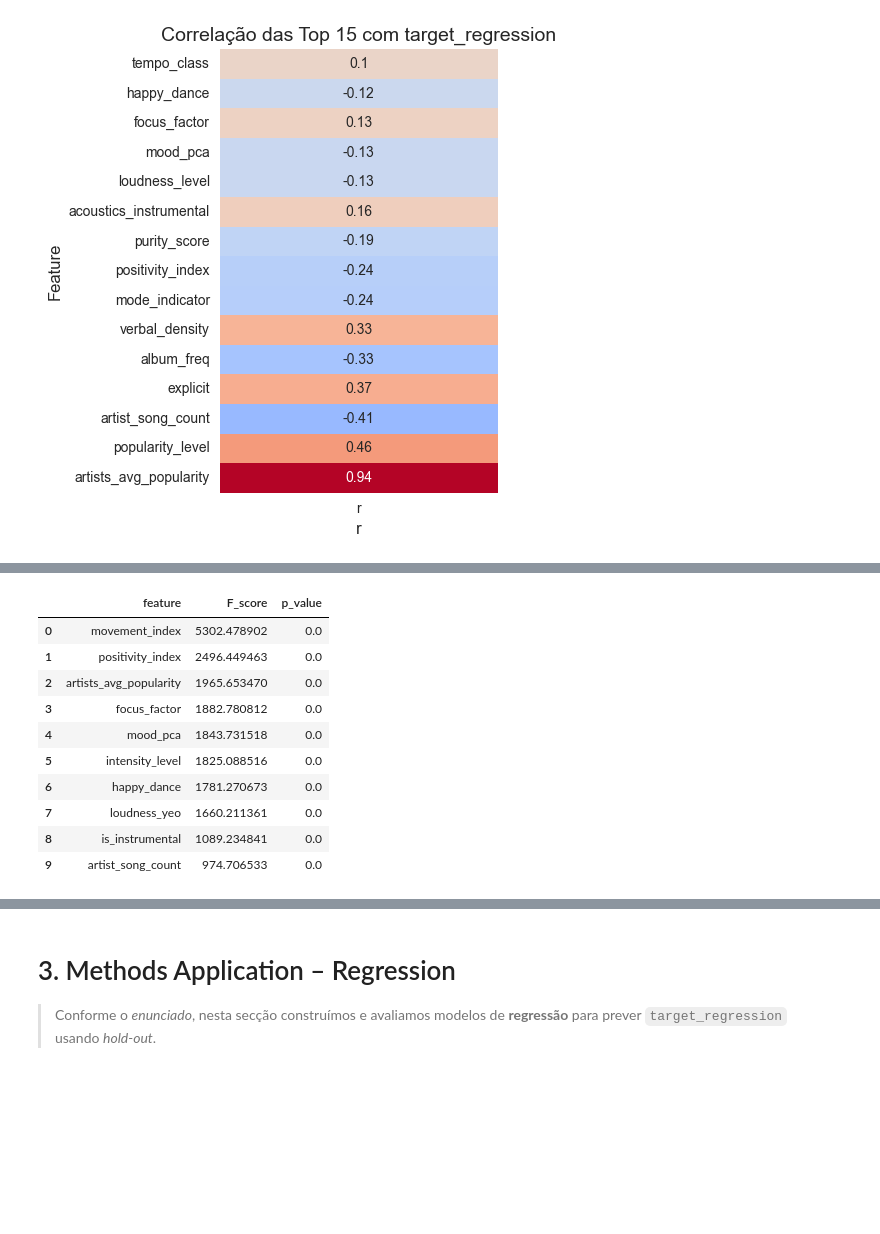
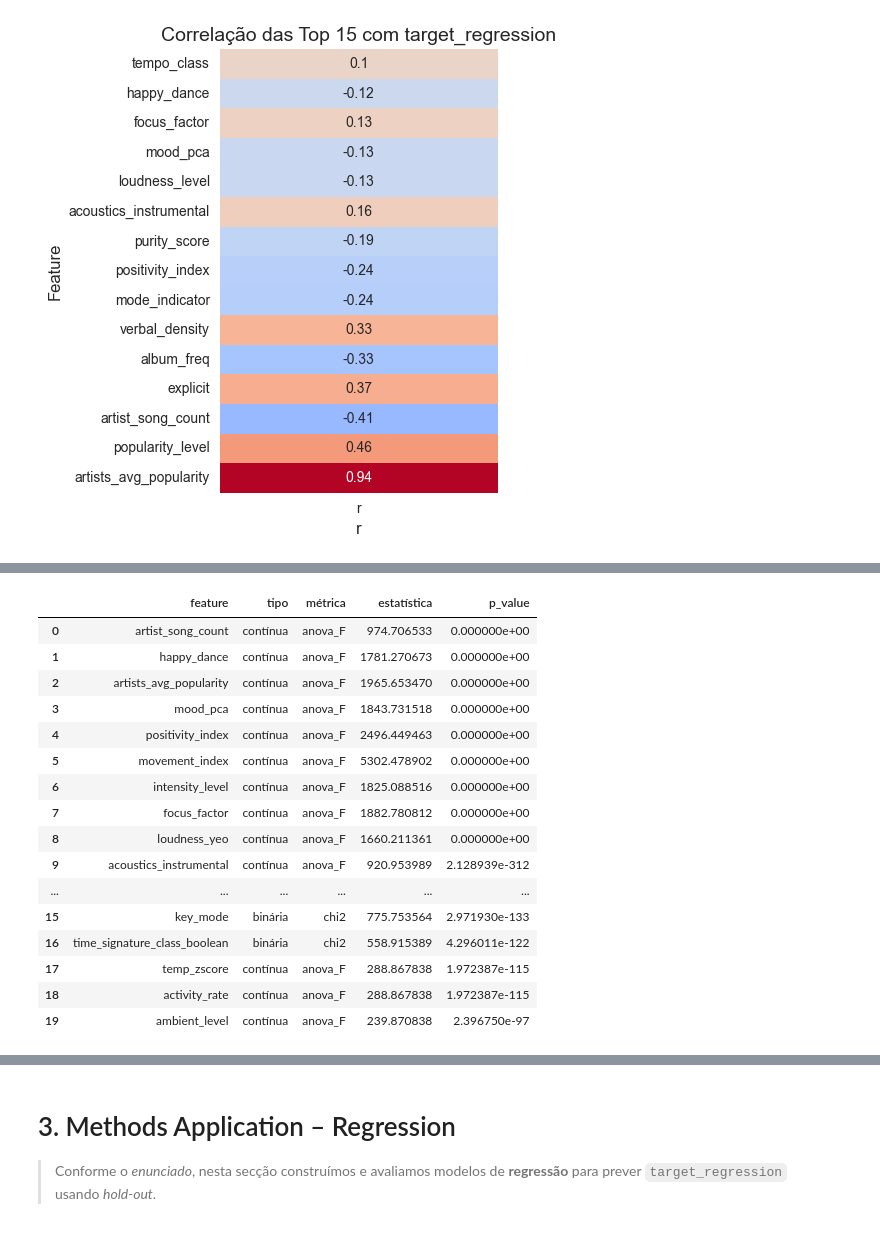
Before and after one commit to Mendoncaa/APRAU_G15, a Jupyter notebook: Projeto_1.ipynb, the cells around one changed output, grey strips where cells are left out. Saved outputs shown, nothing was run; the diff lists cells and outputs as text; code cells hidden in the pictures; blank space fills up the shorter version.

```diff
--- a/Projeto_1.ipynb
+++ b/Projeto_1.ipynb
@@ -377,8 +382,8 @@ y = df[target_regression]
 
 # Binárias (0/1)
 binary_cols = [
-    'explicit', 'mode_indicator', 'is_instrumental', 'is_dance_hit',
-    'time_signature_class_boolean', 'echo_constant',
+    'explicit', 'mode_indicator', 'is_instrumental',
+    'time_signature_class_boolean',
     'duration_1', 'duration_2', 'duration_3', 'duration_4', 'duration_5',
     'key_mode'  # assumido 0/1 (ex.: minor/major)
 ]
@@ -601,39 +527,33 @@ Aqui analisamos a relação entre as features e o target de classificação.
 # %%
-top10_f = None
+y_class = df['target_class']
 
-X = df.select_dtypes(include=[np.number]).copy()
-X = X.drop(columns=[target_regression])
-y = df[target_class].astype(str)
+rows = []
 
-le = LabelEncoder()
-y_enc = le.fit_transform(y) # transformar labels em inteiros
+# --- Binárias → Qui-Quadrado
+for c in binary_cols:
+    tab = pd.crosstab(df[c], y_class)
+    if tab.shape == (2, 2) or tab.shape[0] > 1:
+        chi2, p, dof, exp = stats.chi2_contingency(tab)
+        rows.append((c, 'binária', 'chi2', chi2, p))
 
-# remover colunas com NaN e constantes
+# --- Ordinais → Spearman
+for c in ordinal_cols:
+    r, p = stats.spearmanr(df[c], y_class)
+    rows.append((c, 'ordinal', 'spearman_r', r, p))
 
-X = X.loc[:, X.nunique() > 1]
+# --- Contínuas → ANOVA (one-way)
+classes = y_class.unique()
+for c in continuous_cols:
+    samples = [df.loc[y_class == k, c].dropna() for k in classes]
+    if all(len(s) > 1 for s in samples):
+        F, p = stats.f_oneway(*samples)
+        rows.append((c, 'contínua', 'anova_F', F, p))
 
-f_vals, p_vals = f_classif(X, y_enc)
-fdf = pd.DataFrame({"feature": X.columns, "F_score": f_vals, "p_value": p_vals})
-fdf = fdf.replace([np.inf, -np.inf], np.nan).dropna(subset=["F_score"])
-top10_f = fdf.sort_values("F_score", ascending=False).head(10).reset_index(drop=True)
+biv_class = (
+    pd.DataFrame(rows, columns=['feature', 'tipo', 'métrica', 'estatística', 'p_value'])
+      .sort_values('p_value', ascending=True)
+      .reset_index(drop=True)
+)
 
-print("Top 10 F-score (classificação):")
-display(top10_f)
-
-# boxplots para as 3 melhores
-top3 = top10_f["feature"].head(3).tolist()
-classes_sorted = sorted(df[target_class].astype(str).unique())
-fig = plt.figure(figsize=(15, 5))
-gs = gridspec.GridSpec(1, 3)
-gs.update(wspace=0.3)
-
-for i, feat in enumerate(top3):
-    ax = plt.subplot(gs[i])
-    sns.boxplot(data=df, x=target_class, y=feat)
-    plt.title(f"{feat} por {target_class}")
-    plt.grid(True, alpha=0.3)
-
-plt.suptitle("Distribuição das Top 3 Features por Classe", y=1.02, fontsize=16)
-plt.tight_layout()
-plt.show()
+display(biv_class.head(20))
 # %% [output]
@@ -641,11 +560,17 @@ Top 10 F-score (classificação):
-|  | feature | F_score | p_value |
-| 0 | movement_index | 5302.478902 | 0.0 |
-| 1 | positivity_index | 2496.449463 | 0.0 |
-| 2 | artists_avg_popularity | 1965.653470 | 0.0 |
-| 3 | focus_factor | 1882.780812 | 0.0 |
-| 4 | mood_pca | 1843.731518 | 0.0 |
-| 5 | intensity_level | 1825.088516 | 0.0 |
-| 6 | happy_dance | 1781.270673 | 0.0 |
-| 7 | loudness_yeo | 1660.211361 | 0.0 |
-| 8 | is_instrumental | 1089.234841 | 0.0 |
-| 9 | artist_song_count | 974.706533 | 0.0 |
+|  | feature | tipo | métrica | estatística | p_value |
+| 0 | artist_song_count | contínua | anova_F | 974.706533 | 0.000000e+00 |
+| 1 | happy_dance | contínua | anova_F | 1781.270673 | 0.000000e+00 |
+| 2 | artists_avg_popularity | contínua | anova_F | 1965.653470 | 0.000000e+00 |
+| 3 | mood_pca | contínua | anova_F | 1843.731518 | 0.000000e+00 |
+| 4 | positivity_index | contínua | anova_F | 2496.449463 | 0.000000e+00 |
+| 5 | movement_index | contínua | anova_F | 5302.478902 | 0.000000e+00 |
+| 6 | intensity_level | contínua | anova_F | 1825.088516 | 0.000000e+00 |
+| 7 | focus_factor | contínua | anova_F | 1882.780812 | 0.000000e+00 |
+| 8 | loudness_yeo | contínua | anova_F | 1660.211361 | 0.000000e+00 |
+| 9 | acoustics_instrumental | contínua | anova_F | 920.953989 | 2.128939e-312 |
+| ... | ... | ... | ... | ... | ... |
+| 15 | key_mode | binária | chi2 | 775.753564 | 2.971930e-133 |
+| 16 | time_signature_class_boolean | binária | chi2 | 558.915389 | 4.296011e-122 |
+| 17 | temp_zscore | contínua | anova_F | 288.867838 | 1.972387e-115 |
+| 18 | activity_rate | contínua | anova_F | 288.867838 | 1.972387e-115 |
+| 19 | ambient_level | contínua | anova_F | 239.870838 | 2.396750e-97 |
```
Also changed, not shown: parts of 21 cells of this notebook.
